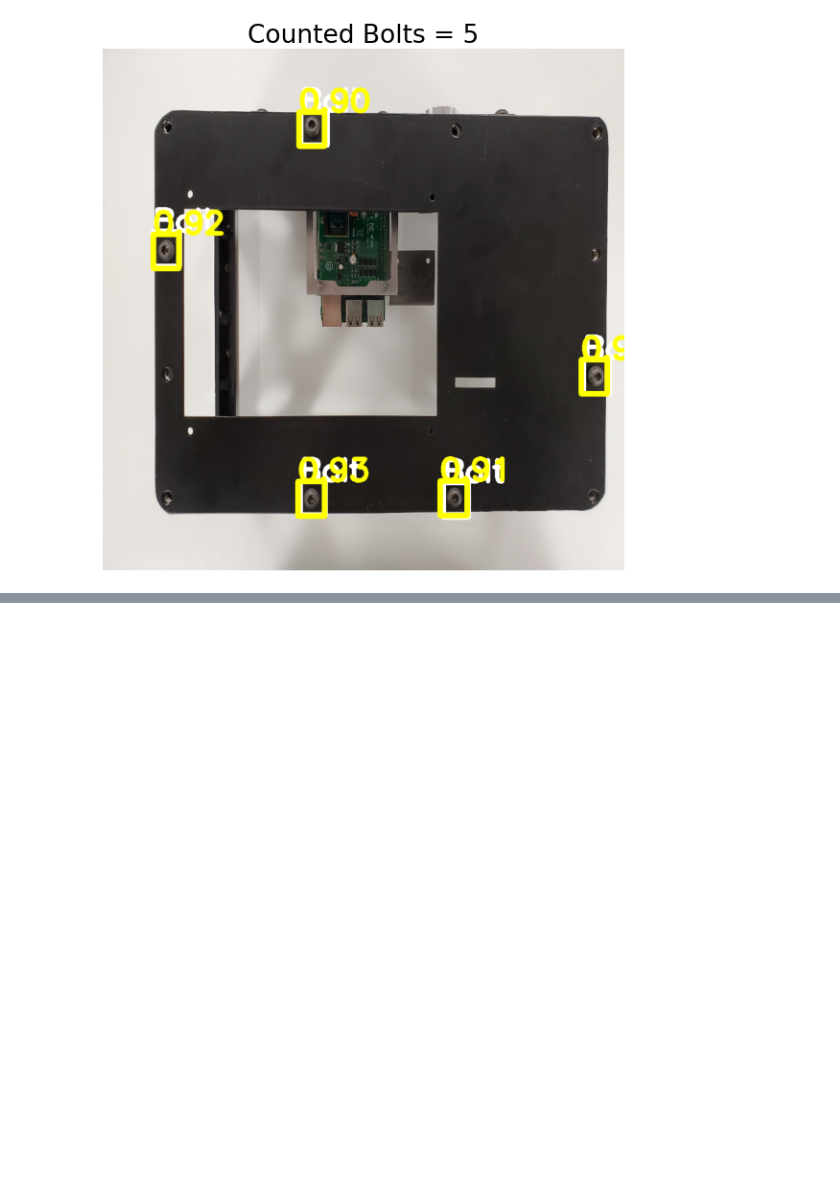
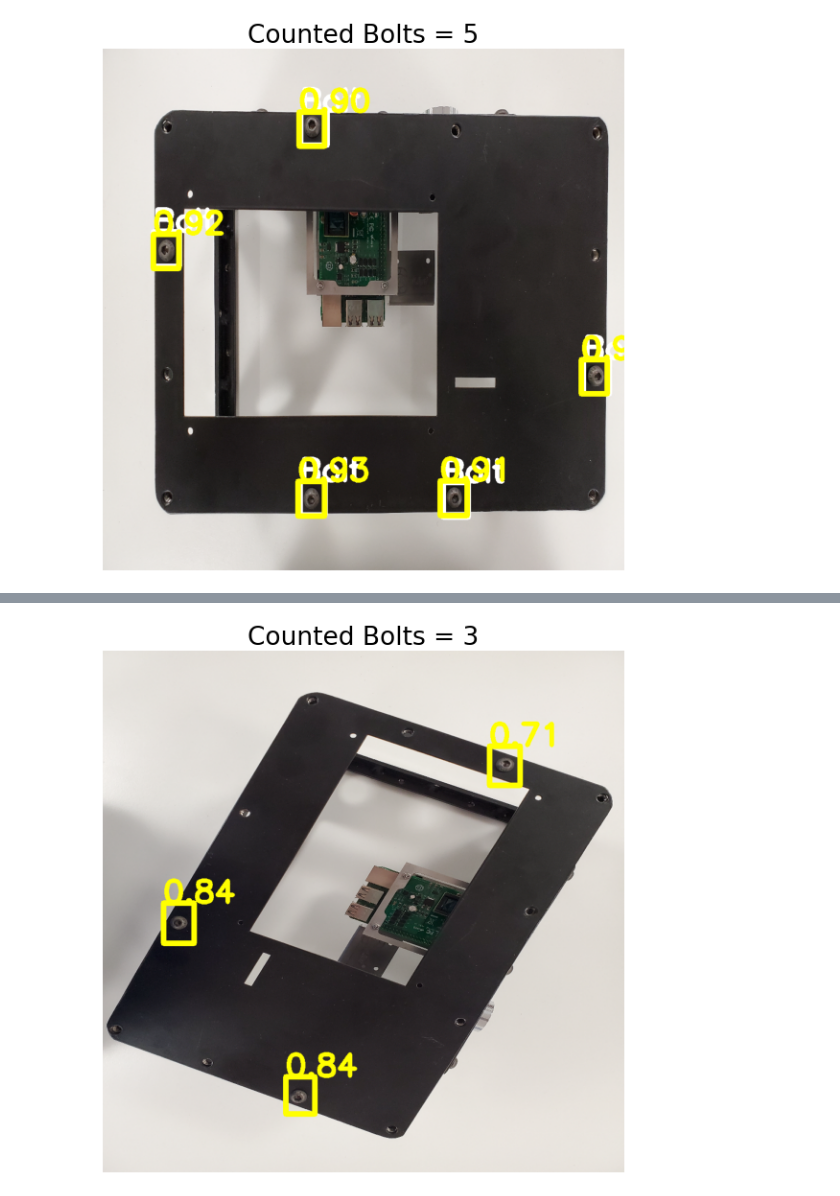
Before and after one commit to nmis-group/digf-coref, a Jupyter notebook: Bolt_Detection/06-inference.ipynb, the cells around one changed output, grey strips where cells are left out. Saved outputs shown, nothing was run; the diff lists cells and outputs as text; code cells hidden in the pictures; blank space fills up the shorter version.

```diff
--- a/Bolt_Detection/06-inference.ipynb
+++ b/Bolt_Detection/06-inference.ipynb
@@ -81,0 +106,8 @@ WARNING:matplotlib.image:Clipping input data to the valid range for imshow with
+# %%
+transformed = transform(image=img)['image']
+# %%
+with torch.no_grad():
+    out = model.predict(transformed.unsqueeze(0))
+# %%
+show_prediction_without_gt(transformed, out)
+# %% [output]
@@ -81,0 +115 @@ WARNING:matplotlib.image:Clipping input data to the valid range for imshow with
+[figure, added]
```
Also changed, not shown: parts of 7 cells of this notebook, 3 other files.
